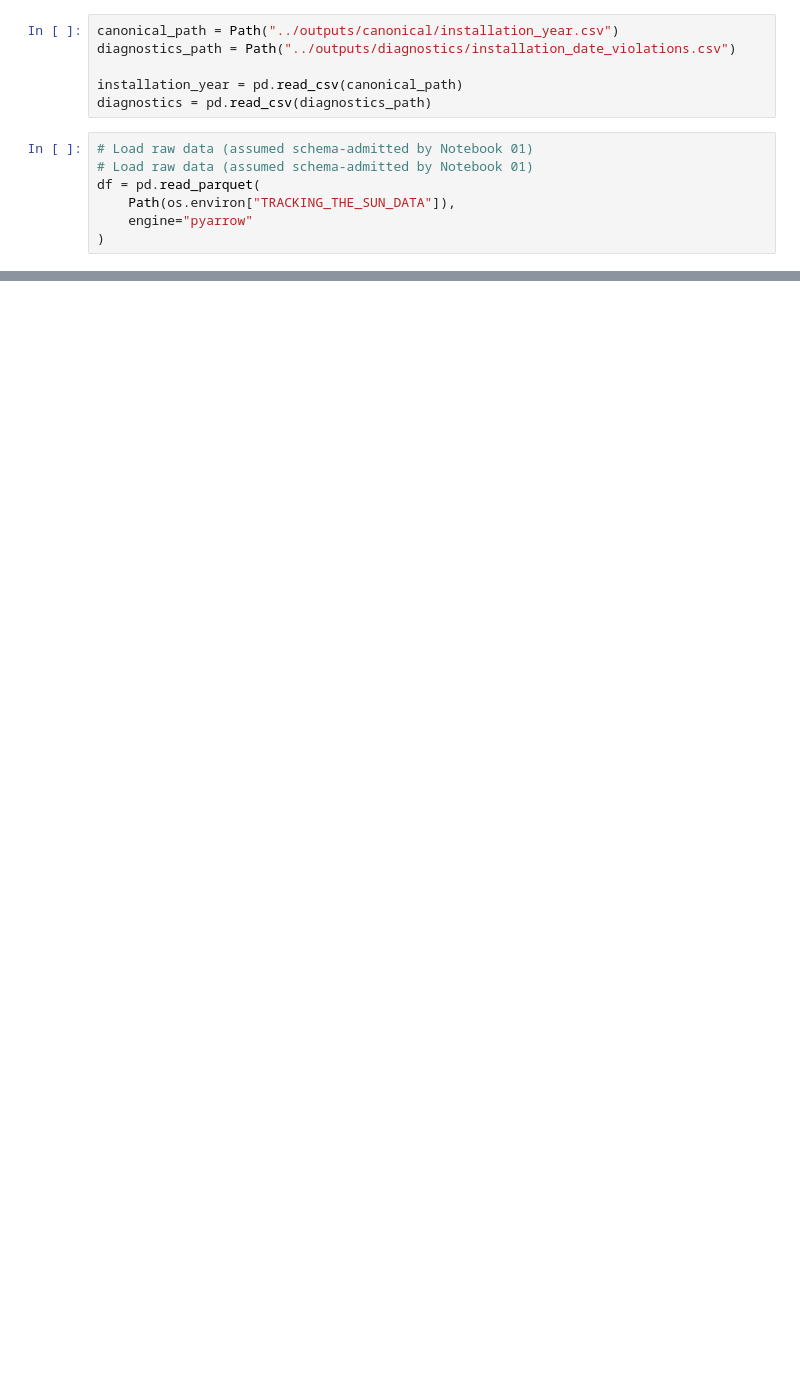
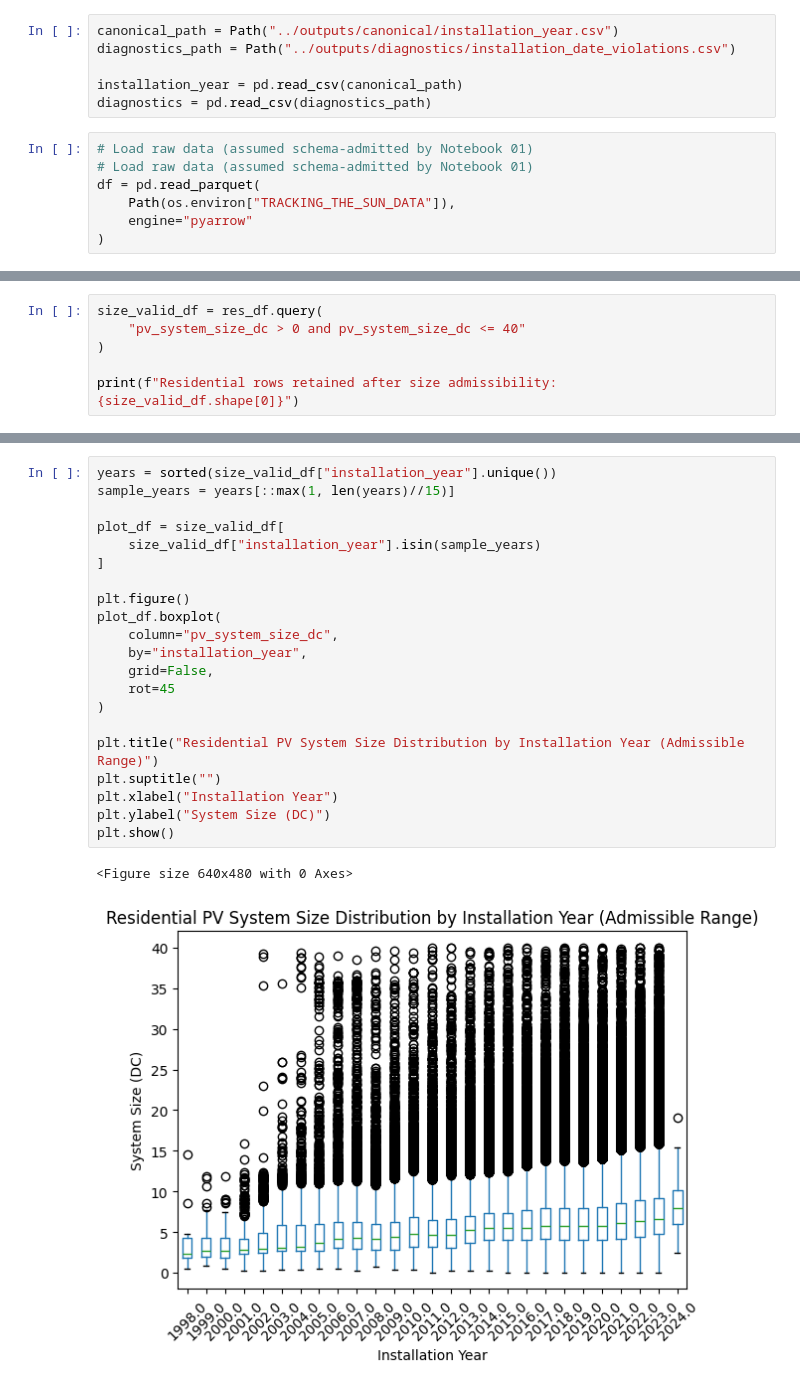
Before and after one commit to AsmaaELBorki/02_tts_baselines, a Jupyter notebook: notebooks/02_size_distributions_and_baselines.ipynb, the cells around one changed output, grey strips where cells are left out. Cells and saved outputs as stored; diff of their text form; blank space fills up the shorter version.

```diff
--- a/notebooks/02_size_distributions_and_baselines.ipynb
+++ b/notebooks/02_size_distributions_and_baselines.ipynb
@@ -153,0 +212,6 @@ yearly_summary.sort_values("p90_p10_ratio", ascending=False).head(10)
+# %%
+size_valid_df = res_df.query(
+    "pv_system_size_dc > 0 and pv_system_size_dc <= 40"
+)
+
+print(f"Residential rows retained after size admissibility: {size_valid_df.shape[0]}")
@@ -153,0 +265,24 @@ yearly_summary.sort_values("p90_p10_ratio", ascending=False).head(10)
+# %%
+years = sorted(size_valid_df["installation_year"].unique())
+sample_years = years[::max(1, len(years)//15)]
+
+plot_df = size_valid_df[
+    size_valid_df["installation_year"].isin(sample_years)
+]
+
+plt.figure()
+plot_df.boxplot(
+    column="pv_system_size_dc",
+    by="installation_year",
+    grid=False,
+    rot=45
+)
+
+plt.title("Residential PV System Size Distribution by Installation Year (Admissible Range)")
+plt.suptitle("")
+plt.xlabel("Installation Year")
+plt.ylabel("System Size (DC)")
+plt.show()
+# %% [output]
+<Figure size 640x480 with 0 Axes>
+[figure, added]
```
Also changed, not shown: parts of 18 cells of this notebook, 1 other file.
